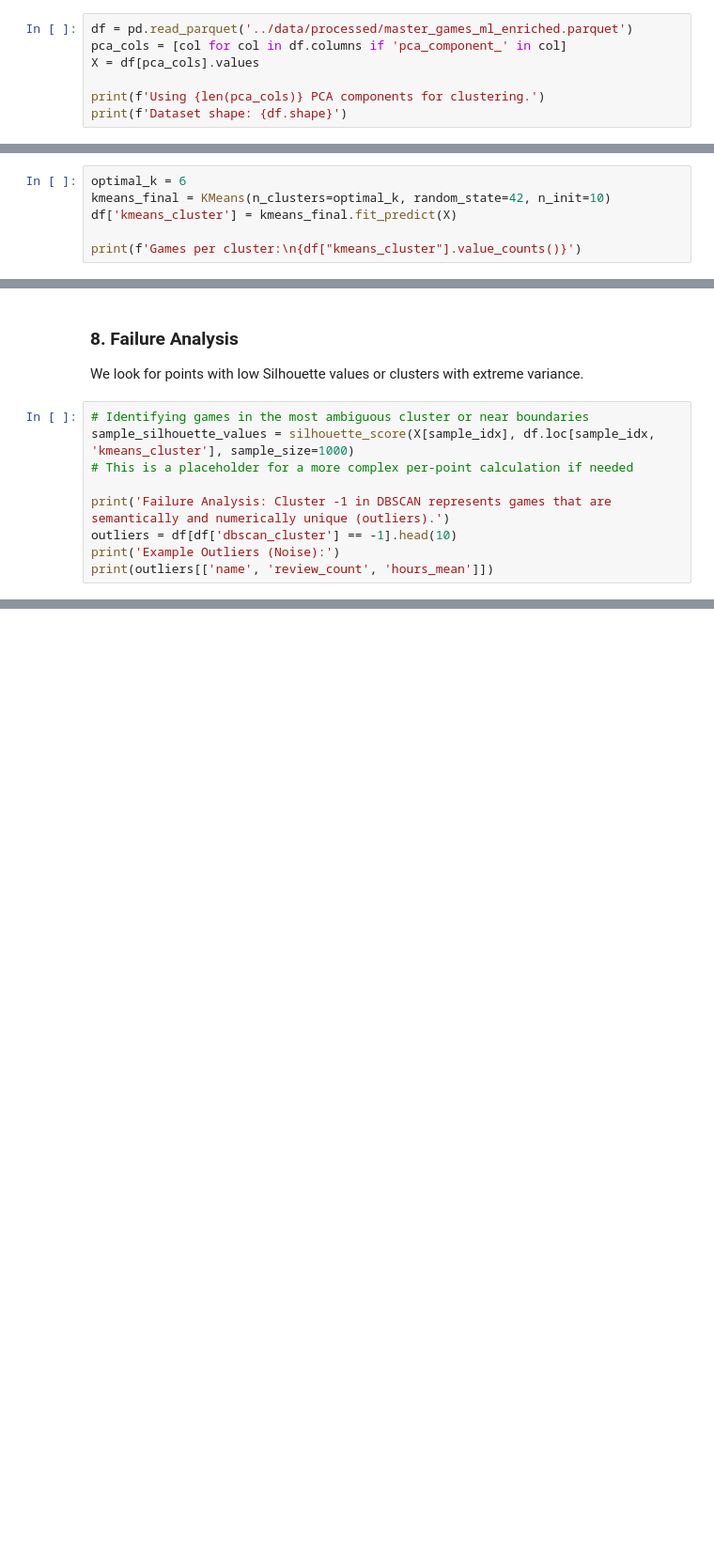
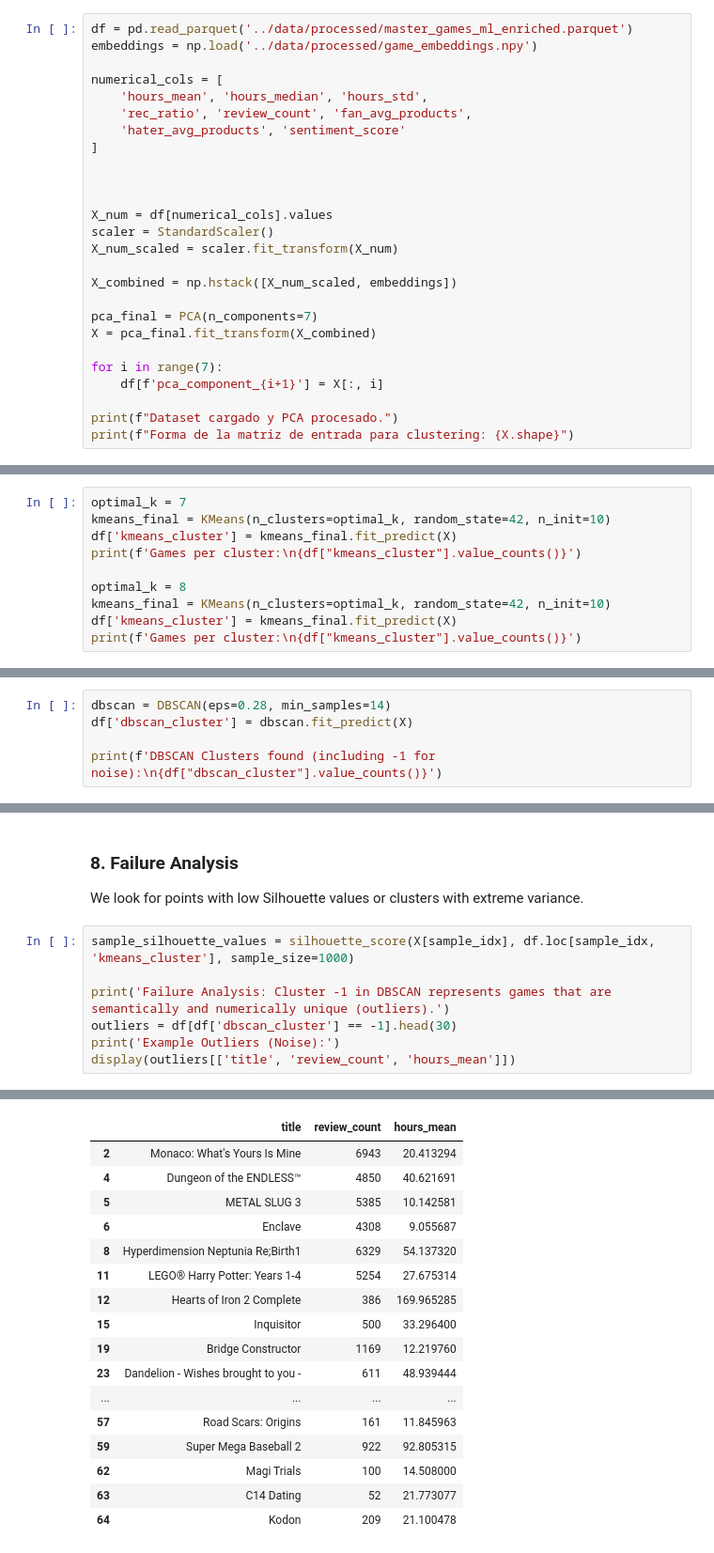
Before and after one commit to Amolihua/BIGDATA-STEAM-RECOMENDATION, a Jupyter notebook: notebooks/clustering_analysis.ipynb, the cells around one changed output, grey strips where cells are left out. Shown at 94% size. Cells and saved outputs as stored; diff of their text form; blank space fills up the shorter version.

```diff
--- a/notebooks/clustering_analysis.ipynb
+++ b/notebooks/clustering_analysis.ipynb
@@ -20,9 +21,28 @@ os.makedirs('../reports/figures', exist_ok=True)
 We load the Master Table which now contains the 7 PCA components.
 # %%
 df = pd.read_parquet('../data/processed/master_games_ml_enriched.parquet')
-pca_cols = [col for col in df.columns if 'pca_component_' in col]
-X = df[pca_cols].values
+embeddings = np.load('../data/processed/game_embeddings.npy')
 
-print(f'Using {len(pca_cols)} PCA components for clustering.')
-print(f'Dataset shape: {df.shape}')
+numerical_cols = [
+    'hours_mean', 'hours_median', 'hours_std',
+    'rec_ratio', 'review_count', 'fan_avg_products',
+    'hater_avg_products', 'sentiment_score'
+]
+
+
+
+X_num = df[numerical_cols].values
+scaler = StandardScaler()
+X_num_scaled = scaler.fit_transform(X_num)
+
+X_combined = np.hstack([X_num_scaled, embeddings])
+
+pca_final = PCA(n_components=7)
+X = pca_final.fit_transform(X_combined)
+
+for i in range(7):
+    df[f'pca_component_{i+1}'] = X[:, i]
+
+print(f"Dataset cargado y PCA procesado.")
+print(f"Forma de la matriz de entrada para clustering: {X.shape}")
 # %% [output]
@@ -85,6 +124,10 @@ Based on the sweep, we select an optimal K (e.g., K=6) to perform the detailed a
 # %%
-optimal_k = 6
+optimal_k = 7
 kmeans_final = KMeans(n_clusters=optimal_k, random_state=42, n_init=10)
 df['kmeans_cluster'] = kmeans_final.fit_predict(X)
+print(f'Games per cluster:\n{df["kmeans_cluster"].value_counts()}')
 
+optimal_k = 8
+kmeans_final = KMeans(n_clusters=optimal_k, random_state=42, n_init=10)
+df['kmeans_cluster'] = kmeans_final.fit_predict(X)
 print(f'Games per cluster:\n{df["kmeans_cluster"].value_counts()}')
@@ -98,0 +157,5 @@ print(f'DBSCAN Clusters found (including -1 for noise):\n{df["dbscan_cluster"].v
+# %%
+dbscan = DBSCAN(eps=0.28, min_samples=14)
+df['dbscan_cluster'] = dbscan.fit_predict(X)
+
+print(f'DBSCAN Clusters found (including -1 for noise):\n{df["dbscan_cluster"].value_counts()}')
@@ -137,11 +346,10 @@ plt.show()
 ### 8. Failure Analysis
 We look for points with low Silhouette values or clusters with extreme variance.
 # %%
-# Identifying games in the most ambiguous cluster or near boundaries
 sample_silhouette_values = silhouette_score(X[sample_idx], df.loc[sample_idx, 'kmeans_cluster'], sample_size=1000)
-# This is a placeholder for a more complex per-point calculation if needed
 
 print('Failure Analysis: Cluster -1 in DBSCAN represents games that are semantically and numerically unique (outliers).')
-outliers = df[df['dbscan_cluster'] == -1].head(10)
+outliers = df[df['dbscan_cluster'] == -1].head(30)
 print('Example Outliers (Noise):')
-print(outliers[['name', 'review_count', 'hours_mean']])
+display(outliers[['title', 'review_count', 'hours_mean']])
+# %% [output]
@@ -147,0 +358,17 @@ print(outliers[['name', 'review_count', 'hours_mean']])
+|  | title | review_count | hours_mean |
+| 2 | Monaco: What's Yours Is Mine | 6943 | 20.413294 |
+| 4 | Dungeon of the ENDLESS™ | 4850 | 40.621691 |
+| 5 | METAL SLUG 3 | 5385 | 10.142581 |
+| 6 | Enclave | 4308 | 9.055687 |
+| 8 | Hyperdimension Neptunia Re;Birth1 | 6329 | 54.137320 |
+| 11 | LEGO® Harry Potter: Years 1-4 | 5254 | 27.675314 |
+| 12 | Hearts of Iron 2 Complete | 386 | 169.965285 |
+| 15 | Inquisitor | 500 | 33.296400 |
+| 19 | Bridge Constructor | 1169 | 12.219760 |
+| 23 | Dandelion - Wishes brought to you - | 611 | 48.939444 |
+| ... | ... | ... | ... |
+| 57 | Road Scars: Origins | 161 | 11.845963 |
+| 59 | Super Mega Baseball 2 | 922 | 92.805315 |
+| 62 | Magi Trials | 100 | 14.508000 |
+| 63 | C14 Dating | 52 | 21.773077 |
+| 64 | Kodon | 209 | 21.100478 |
```
Also changed, not shown: parts of 19 cells of this notebook, 3 other files.
